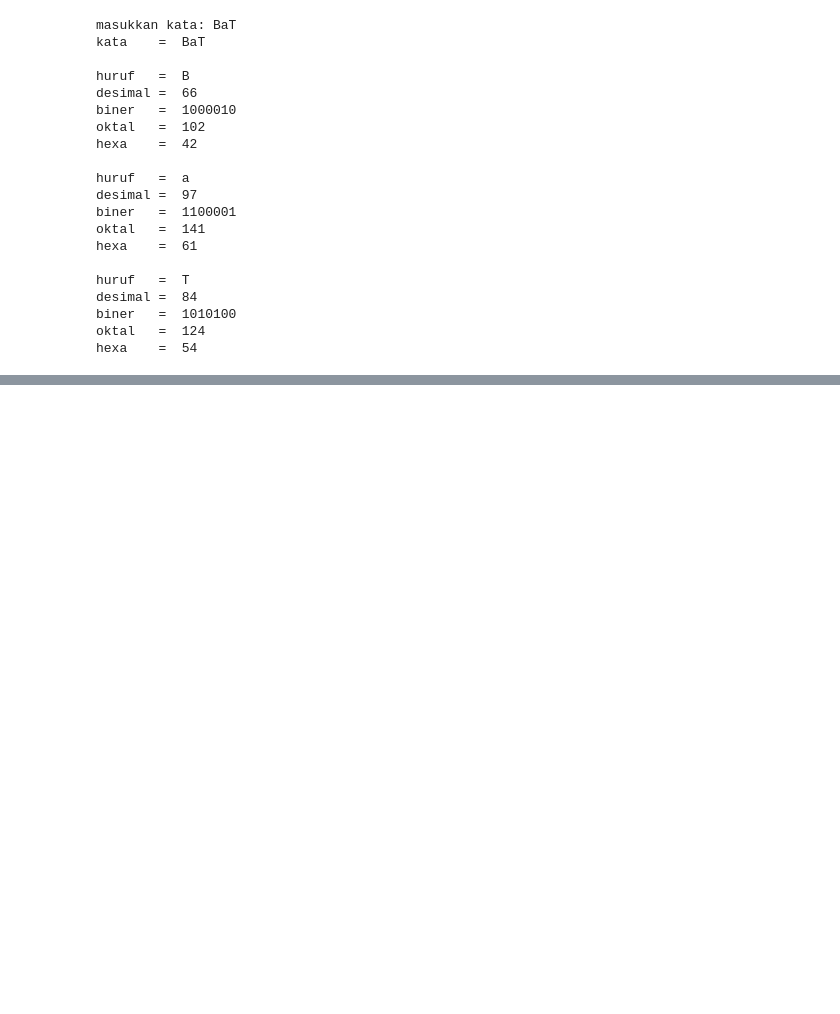
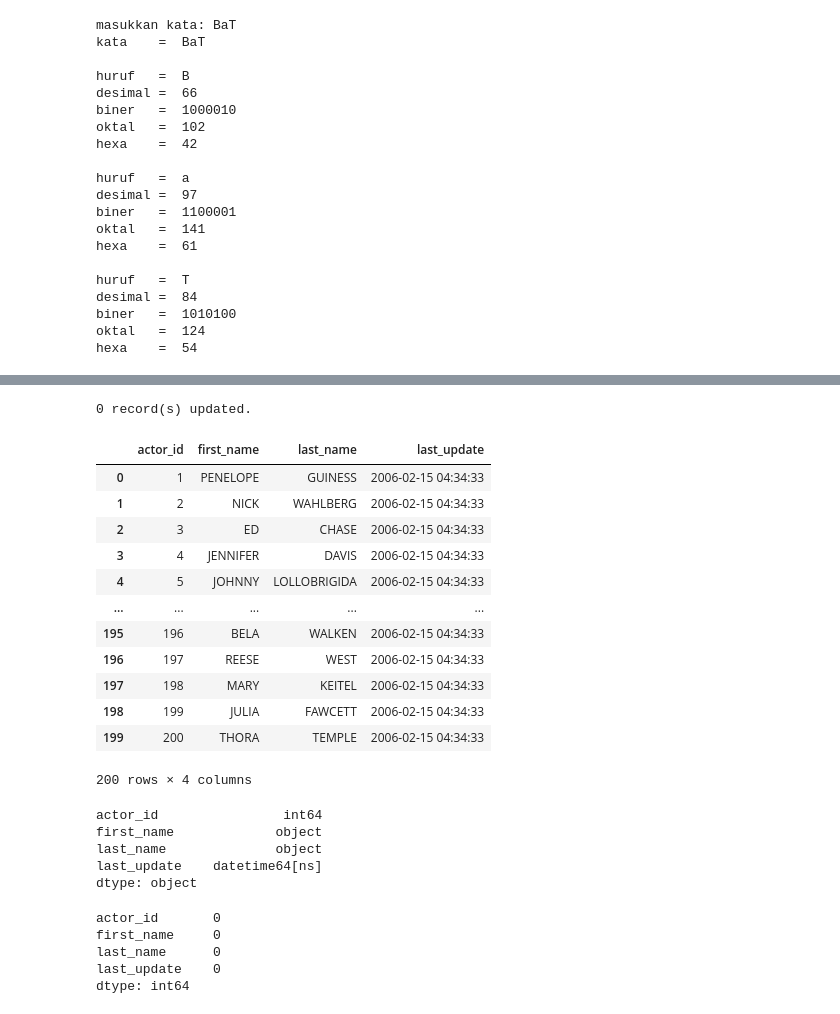
Before and after one commit to ImIm20/tugas, a Jupyter notebook: Tugas Python.ipynb, the cells around one changed output, grey strips where cells are left out. Saved outputs shown, nothing was run; the diff lists cells and outputs as text; code cells hidden in the pictures; blank space fills up the shorter version.

```diff
--- a/Tugas Python.ipynb
+++ b/Tugas Python.ipynb
@@ -165,0 +410,47 @@ hexa    =  54
+# %%
+sql = "DELETE FROM actor WHERE last_name=%s;"
+val = ["nn"]
+mycursor.execute(sql, val)
+mydb.commit()
+print(mycursor.rowcount, "record(s) updated.")
+
+sql_query = pd.read_sql_query ('''
+                               SELECT
+                               *
+                               FROM actor
+                               ''', mydb)
+
+df = pd.DataFrame(sql_query, columns = ['actor_id', 'first_name', 'last_name', 'last_update'])
+df
+# %% [output]
+0 record(s) updated.
+|  | actor_id | first_name | last_name | last_update |
+| 0 | 1 | PENELOPE | GUINESS | 2006-02-15 04:34:33 |
+| 1 | 2 | NICK | WAHLBERG | 2006-02-15 04:34:33 |
+| 2 | 3 | ED | CHASE | 2006-02-15 04:34:33 |
+| 3 | 4 | JENNIFER | DAVIS | 2006-02-15 04:34:33 |
+| 4 | 5 | JOHNNY | LOLLOBRIGIDA | 2006-02-15 04:34:33 |
+| ... | ... | ... | ... | ... |
+| 195 | 196 | BELA | WALKEN | 2006-02-15 04:34:33 |
+| 196 | 197 | REESE | WEST | 2006-02-15 04:34:33 |
+| 197 | 198 | MARY | KEITEL | 2006-02-15 04:34:33 |
+| 198 | 199 | JULIA | FAWCETT | 2006-02-15 04:34:33 |
+| 199 | 200 | THORA | TEMPLE | 2006-02-15 04:34:33 |
+200 rows × 4 columns
+# %%
+# cek data type
+df.dtypes
+# %% [output]
+actor_id                int64
+first_name             object
+last_name              object
+last_update    datetime64[ns]
+dtype: object
+# %%
+df.isnull().sum()
+# %% [output]
+actor_id       0
+first_name     0
+last_name      0
+last_update    0
+dtype: int64
```
Also changed, not shown: parts of 35 cells of this notebook, 3 other files.
